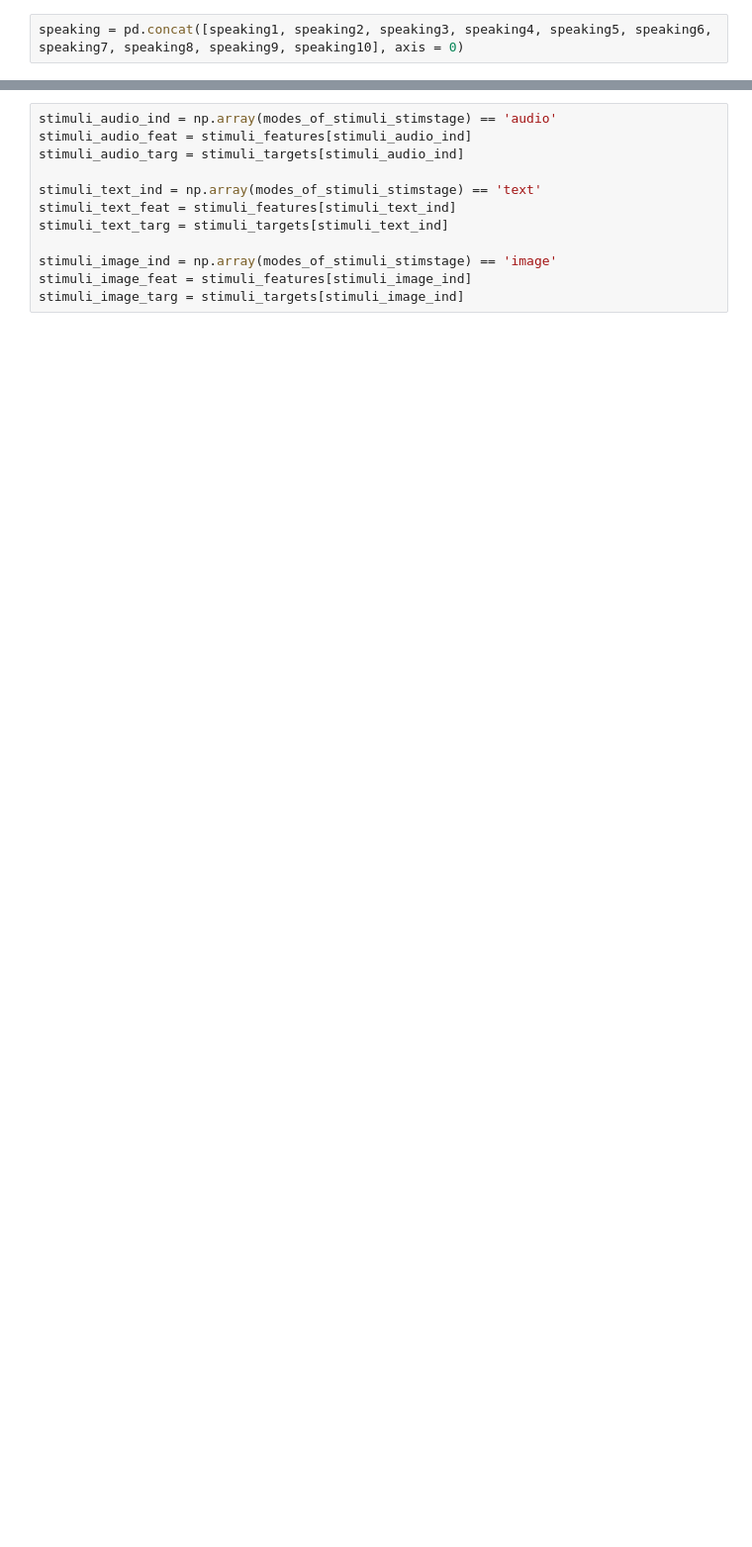
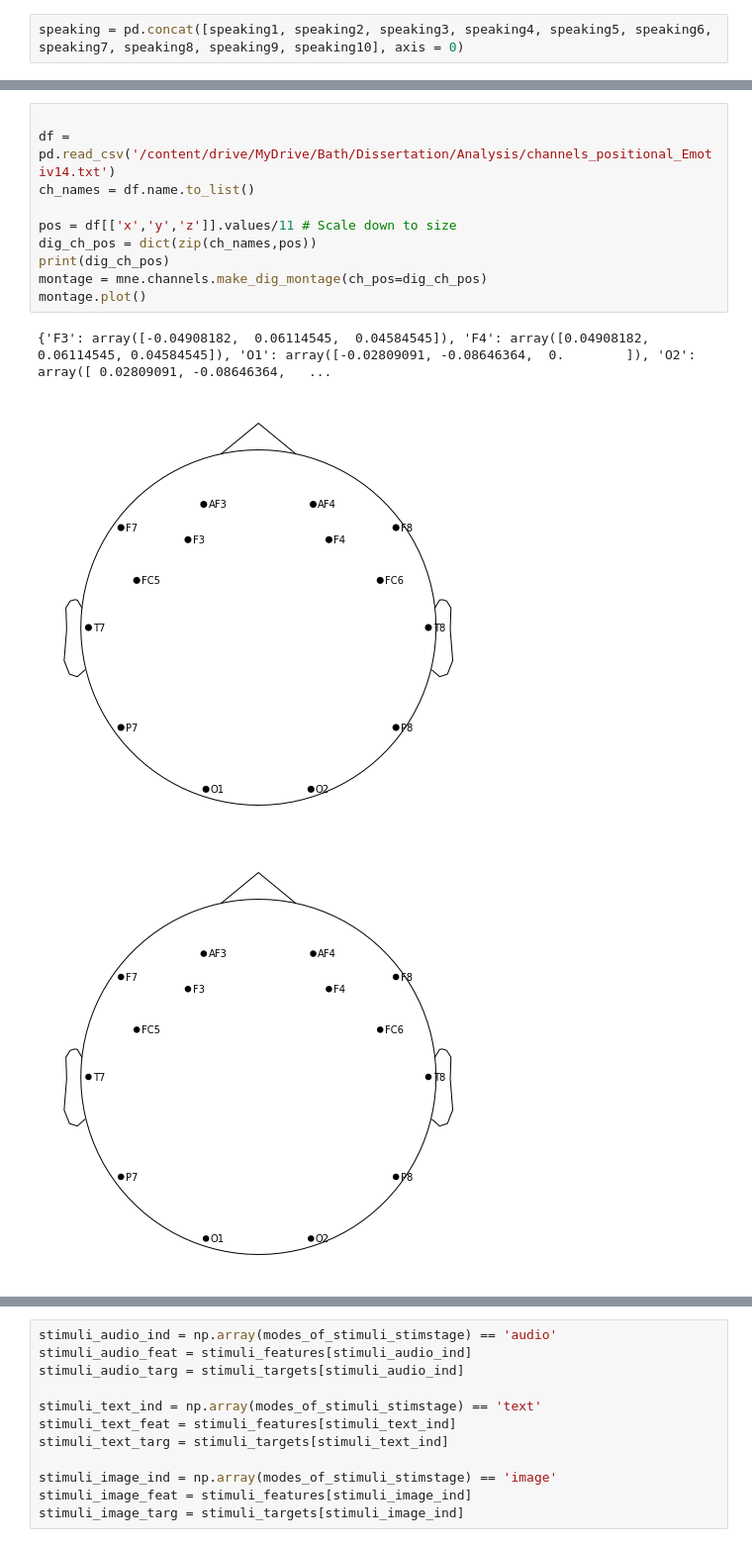
Before and after one commit to WillSAdkins/MSc_project_EEG, a Jupyter notebook: Analysis.ipynb, the cells around one changed output, grey strips where cells are left out. Shown at 99% size. Cells and saved outputs as stored; diff of their text form; blank space fills up the shorter version.

```diff
--- a/Analysis.ipynb
+++ b/Analysis.ipynb
@@ -201,0 +279,14 @@ pd.DataFrame(stimuli_features)
+# %%
+
+df = pd.read_csv('/content/drive/MyDrive/Bath/Dissertation/Analysis/channels_positional_Emotiv14.txt')
+ch_names = df.name.to_list()
+
+pos = df[['x','y','z']].values/11 # Scale down to size
+dig_ch_pos = dict(zip(ch_names,pos))
+print(dig_ch_pos)
+montage = mne.channels.make_dig_montage(ch_pos=dig_ch_pos)
+montage.plot()
+# %% [output]
+{'F3': array([-0.04908182,  0.06114545,  0.04584545]), 'F4': array([0.04908182, 0.06114545, 0.04584545]), 'O1': array([-0.02809091, -0.08646364,  0.        ]), 'O2': array([ 0.02809091, -0.08646364,   ...
+[figure, added]
+[figure, added]
```
Also changed, not shown: parts of 60 cells of this notebook.
